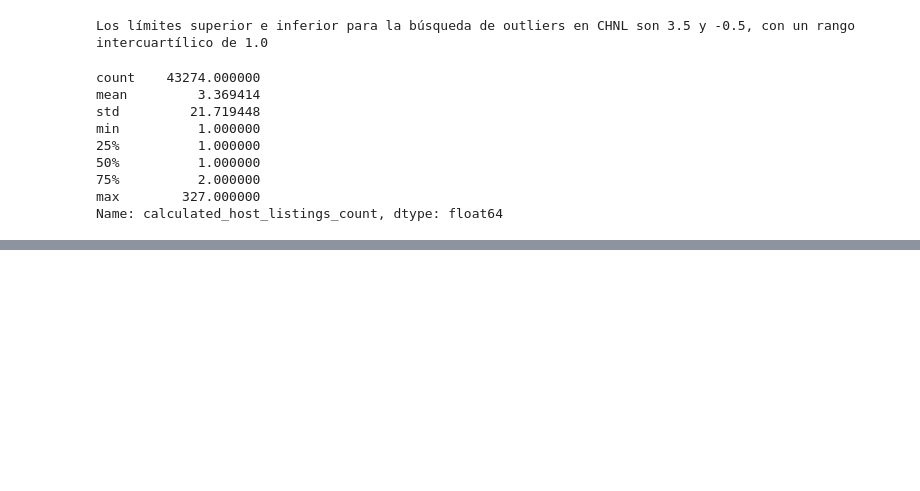
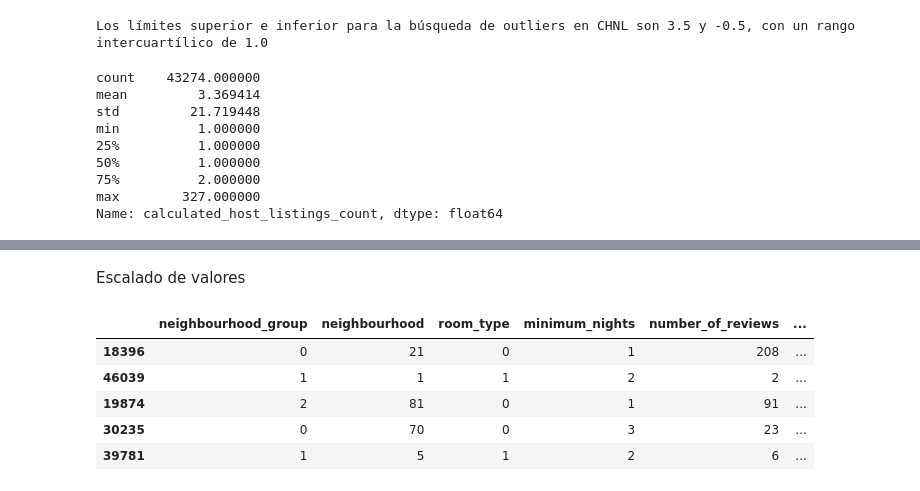
Before and after one commit to VonHyde/machine-learning-python-template, a Jupyter notebook: src/explore.ipynb, the cells around one changed output, grey strips where cells are left out. Drawn from its saved outputs; the diff is of its cells as text; code cells hidden in the pictures; blank space fills up the shorter version.

```diff
--- a/src/explore.ipynb
+++ b/src/explore.ipynb
@@ -332,0 +346,21 @@ total_data = total_data[total_data["calculated_host_listings_count"] > 4]
+# %% [markdown]
+Escalado de valores
+# %%
+from sklearn.model_selection import train_test_split
+
+num_variables = ["neighbourhood_group", "neighbourhood", "room_type", "minimum_nights", "number_of_reviews", "calculated_host_listings_count", "availability_365"]
+
+# We divide the dataset into training and test samples
+X = total_data.drop("price", axis = 1)[num_variables]
+y = total_data["price"]
+
+X_train, X_test, y_train, y_test = train_test_split(X, y, test_size = 0.2, random_state = 42)
+
+X_train.head()
+# %% [output]
+|  | neighbourhood_group | neighbourhood | room_type | minimum_nights | number_of_reviews | ... |
+| 18396 | 0 | 21 | 0 | 1 | 208 | ... |
+| 46039 | 1 | 1 | 1 | 2 | 2 | ... |
+| 19874 | 2 | 81 | 0 | 1 | 91 | ... |
+| 30235 | 0 | 70 | 0 | 3 | 23 | ... |
+| 39781 | 1 | 5 | 1 | 2 | 6 | ... |
```
Also changed, not shown: parts of 13 cells of this notebook, 2 other files.
